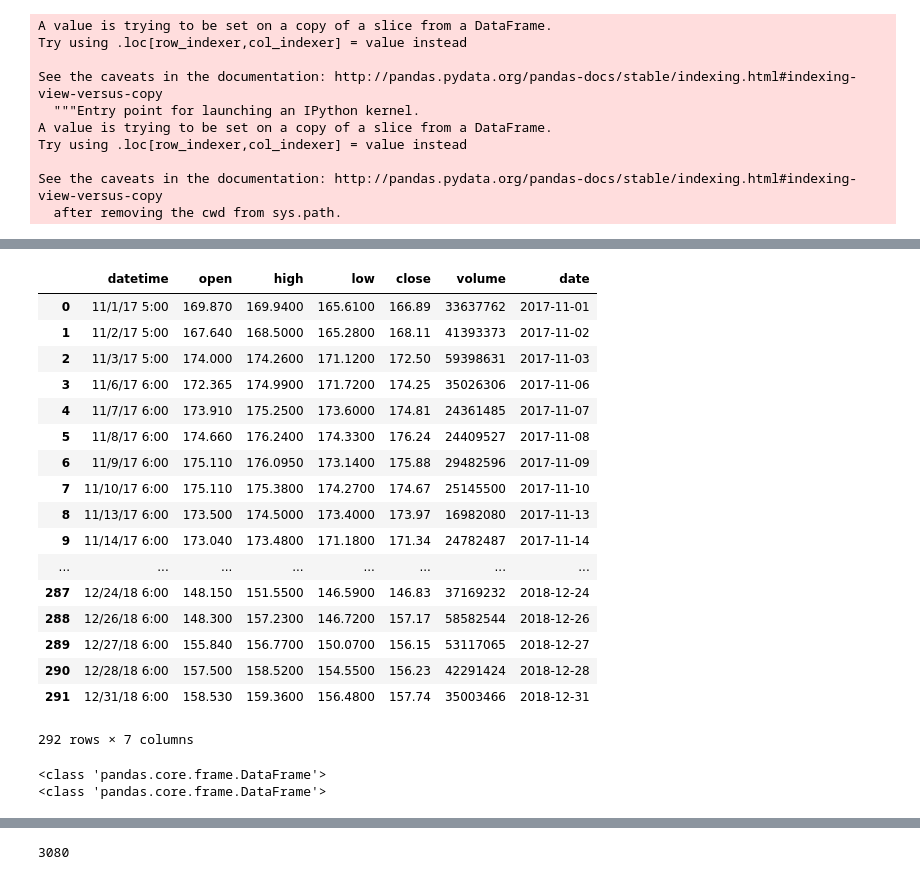
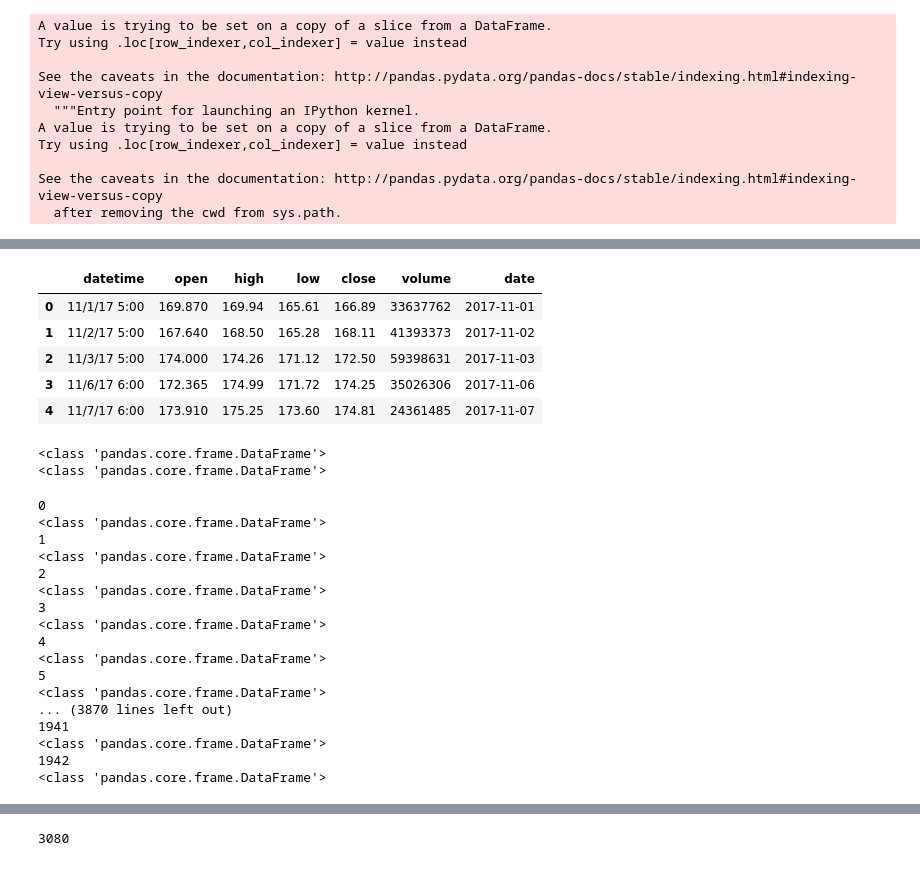
Before and after one commit to btwjustalearner/CSCI544Project, a Jupyter notebook: timeSeriesPredictionGenerationEN.ipynb, the cells around one changed output, grey strips where cells are left out. Saved outputs shown, nothing was run; the diff lists cells and outputs as text; code cells hidden in the pictures.

Commit message:
experiment

```diff
--- a/timeSeriesPredictionGenerationEN.ipynb
+++ b/timeSeriesPredictionGenerationEN.ipynb
@@ -167,24 +167,12 @@ testdata
 # %%
-apple
+apple.head()
 # %% [output]
 |  | datetime | open | high | low | close | volume | date |
-| 0 | 11/1/17 5:00 | 169.870 | 169.9400 | 165.6100 | 166.89 | 33637762 | 2017-11-01 |
-| 1 | 11/2/17 5:00 | 167.640 | 168.5000 | 165.2800 | 168.11 | 41393373 | 2017-11-02 |
-| 2 | 11/3/17 5:00 | 174.000 | 174.2600 | 171.1200 | 172.50 | 59398631 | 2017-11-03 |
-| 3 | 11/6/17 6:00 | 172.365 | 174.9900 | 171.7200 | 174.25 | 35026306 | 2017-11-06 |
-| 4 | 11/7/17 6:00 | 173.910 | 175.2500 | 173.6000 | 174.81 | 24361485 | 2017-11-07 |
-| 5 | 11/8/17 6:00 | 174.660 | 176.2400 | 174.3300 | 176.24 | 24409527 | 2017-11-08 |
-| 6 | 11/9/17 6:00 | 175.110 | 176.0950 | 173.1400 | 175.88 | 29482596 | 2017-11-09 |
-| 7 | 11/10/17 6:00 | 175.110 | 175.3800 | 174.2700 | 174.67 | 25145500 | 2017-11-10 |
-| 8 | 11/13/17 6:00 | 173.500 | 174.5000 | 173.4000 | 173.97 | 16982080 | 2017-11-13 |
-| 9 | 11/14/17 6:00 | 173.040 | 173.4800 | 171.1800 | 171.34 | 24782487 | 2017-11-14 |
-| ... | ... | ... | ... | ... | ... | ... | ... |
-| 287 | 12/24/18 6:00 | 148.150 | 151.5500 | 146.5900 | 146.83 | 37169232 | 2018-12-24 |
-| 288 | 12/26/18 6:00 | 148.300 | 157.2300 | 146.7200 | 157.17 | 58582544 | 2018-12-26 |
-| 289 | 12/27/18 6:00 | 155.840 | 156.7700 | 150.0700 | 156.15 | 53117065 | 2018-12-27 |
-| 290 | 12/28/18 6:00 | 157.500 | 158.5200 | 154.5500 | 156.23 | 42291424 | 2018-12-28 |
-| 291 | 12/31/18 6:00 | 158.530 | 159.3600 | 156.4800 | 157.74 | 35003466 | 2018-12-31 |
+| 0 | 11/1/17 5:00 | 169.870 | 169.94 | 165.61 | 166.89 | 33637762 | 2017-11-01 |
+| 1 | 11/2/17 5:00 | 167.640 | 168.50 | 165.28 | 168.11 | 41393373 | 2017-11-02 |
+| 2 | 11/3/17 5:00 | 174.000 | 174.26 | 171.12 | 172.50 | 59398631 | 2017-11-03 |
+| 3 | 11/6/17 6:00 | 172.365 | 174.99 | 171.72 | 174.25 | 35026306 | 2017-11-06 |
+| 4 | 11/7/17 6:00 | 173.910 | 175.25 | 173.60 | 174.81 | 24361485 | 2017-11-07 |
-292 rows × 7 columns
 # %%
 stockdf = intel.copy()
 print(type(stockdf))
@@ -193,6 +181,56 @@ print(type(stockdf))
 # %% [output]
 <class 'pandas.core.frame.DataFrame'>
 <class 'pandas.core.frame.DataFrame'>
+# %%
+# experiment on last
+for i in range(len(testdata)):
+    print(i)
+    newsdate = testdata.loc[i, "date"]
+    company = testdata.loc[i, "company"]
+    if company == 'apple':
+        stockdf = apple.copy()
+    if company == 'amazon':
+        stockdf = amazon.copy()
+    if company == 'facebook':
+        stockdf = facebook.copy()
+    if company == 'google':
+        stockdf = google.copy()
+    if company == 'microsoft':
+        stockdf = microsoft.copy()
+    if company == 'tesla':
+        stockdf = tesla.copy()
+    if company == 'intel':
+        stockdf = intel.copy()
+    print(type(stockdf))
+    stockdf = stockdf[['date','close']]
+    train = stockdf[stockdf['date'] < newsdate]
+    if len(train) > 1:
+        train = train[-min(30,len(train)):]
+        train = train.set_index('date',drop=True)
+        train = train['close']
+        train.index = pd.DatetimeIndex(train.index).to_period('D')
+        nextclose=train[-1]
+        lastclose=train[-2]
+        testdata.loc[i,'nextclose'] = nextclose
+        testdata.loc[i,'lastclose'] = lastclose
+# %% [output]
+0
+<class 'pandas.core.frame.DataFrame'>
+1
+<class 'pandas.core.frame.DataFrame'>
+2
+<class 'pandas.core.frame.DataFrame'>
+3
+<class 'pandas.core.frame.DataFrame'>
+4
+<class 'pandas.core.frame.DataFrame'>
+5
+<class 'pandas.core.frame.DataFrame'>
+... (3870 lines left out)
+1941
+<class 'pandas.core.frame.DataFrame'>
+1942
+<class 'pandas.core.frame.DataFrame'>
 # %%
 for i in range(len(traindata)):
     print(i)
```
Also changed, not shown: parts of 4 cells of this notebook, 3 other files.
